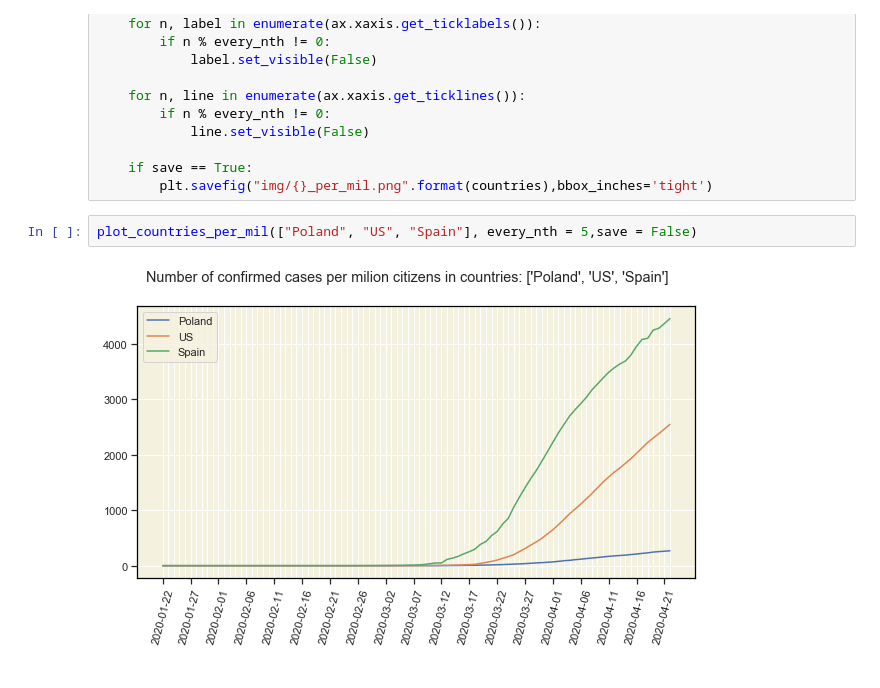
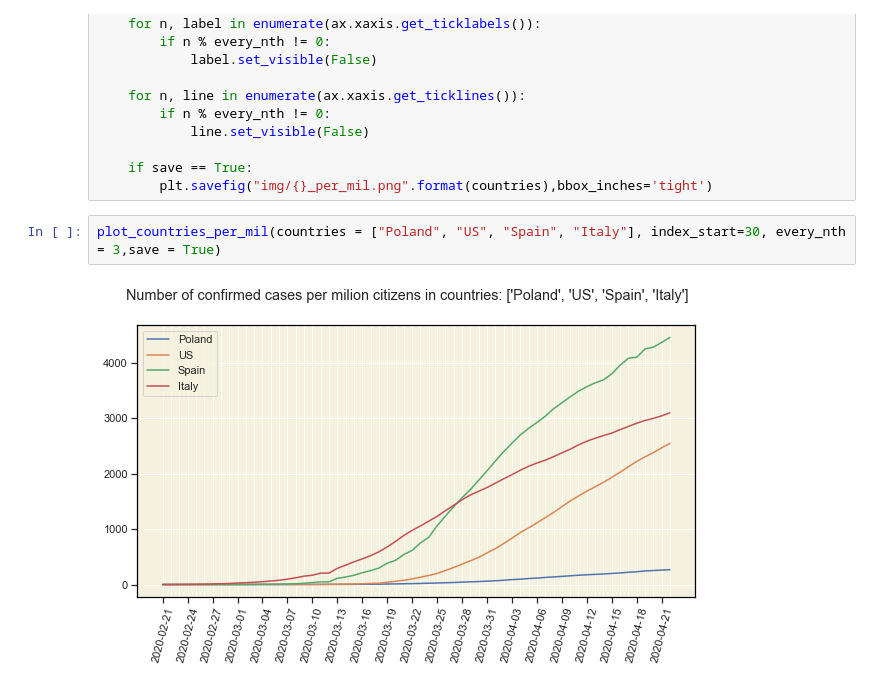
Before and after one commit to msarnacki/coronavirus-2019-nCoV, a Jupyter notebook: main.ipynb, the cells around one changed output. Saved outputs shown, nothing was run; the diff lists cells and outputs as text.

Commit message:
added plotting confrmed cases per milion citizens

```diff
--- a/main.ipynb
+++ b/main.ipynb
@@ -651,6 +651,6 @@ def plot_countries_per_mil(countries, index_start = 0, index_end = len(dates), e
     if save == True:
         plt.savefig("img/{}_per_mil.png".format(countries),bbox_inches='tight')
 # %%
-plot_countries_per_mil(["Poland", "US", "Spain"], every_nth = 5,save = False)
+plot_countries_per_mil(countries = ["Poland", "US", "Spain", "Italy"], index_start=30, every_nth = 3,save = True)
 # %% [output]
-[figure, old version]
+[figure, new version]
```
Also changed, not shown: 6 other files.
